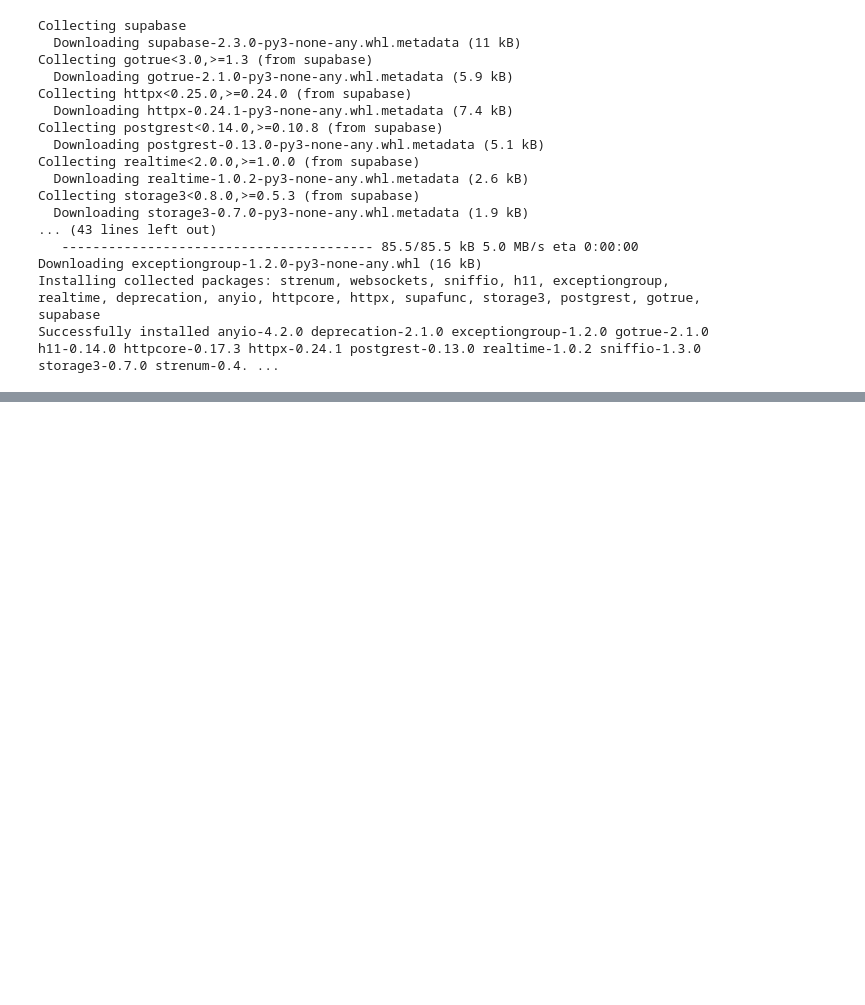
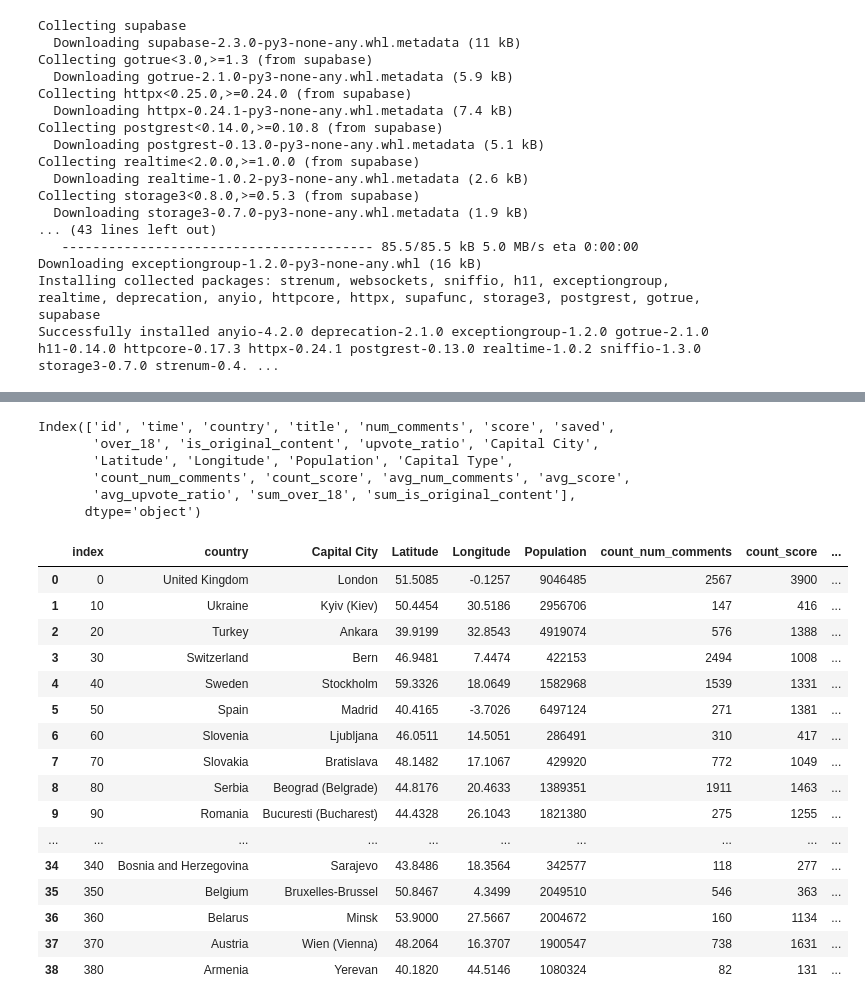
Before and after one commit to tarekatbi/Reddit-European-Analysis, a Jupyter notebook: notebook/extract.ipynb, the cells around one changed output, grey strips where cells are left out. Cells and saved outputs as stored; diff of their text form; code cells hidden in the pictures; blank space fills up the shorter version.

```diff
--- a/notebook/extract.ipynb
+++ b/notebook/extract.ipynb
@@ -311,0 +449,6 @@ False
+# %%
+for col in avg_columns:
+    df_merged[f"avg_{col}"] = df_merged.groupby('country')[col].transform('mean')
+# %%
+for col in bool_columns:
+    df_merged[f"sum_{col}"] = df_merged.groupby('country')[col].transform(lambda x: x.sum())
@@ -311,0 +471,35 @@ False
+# %%
+df_merged.columns
+# %% [output]
+Index(['id', 'time', 'country', 'title', 'num_comments', 'score', 'saved',
+       'over_18', 'is_original_content', 'upvote_ratio', 'Capital City',
+       'Latitude', 'Longitude', 'Population', 'Capital Type',
+       'count_num_comments', 'count_score', 'avg_num_comments', 'avg_score',
+       'avg_upvote_ratio', 'sum_over_18', 'sum_is_original_content'],
+      dtype='object')
+# %%
+usefull_columns = ['country', 'Capital City', 'Latitude', 'Longitude', 'Population',
+                   'count_num_comments', 'count_score', 'sum_over_18', 'sum_is_original_content',
+                   'avg_num_comments', 'avg_score','avg_upvote_ratio']
+# %%
+dfp = df_merged[usefull_columns].drop_duplicates().reset_index()
+# %%
+dfp
+# %% [output]
+|  | index | country | Capital City | Latitude | Longitude | Population | count_num_comments | count_score | ... |
+| 0 | 0 | United Kingdom | London | 51.5085 | -0.1257 | 9046485 | 2567 | 3900 | ... |
+| 1 | 10 | Ukraine | Kyiv (Kiev) | 50.4454 | 30.5186 | 2956706 | 147 | 416 | ... |
+| 2 | 20 | Turkey | Ankara | 39.9199 | 32.8543 | 4919074 | 576 | 1388 | ... |
+| 3 | 30 | Switzerland | Bern | 46.9481 | 7.4474 | 422153 | 2494 | 1008 | ... |
+| 4 | 40 | Sweden | Stockholm | 59.3326 | 18.0649 | 1582968 | 1539 | 1331 | ... |
+| 5 | 50 | Spain | Madrid | 40.4165 | -3.7026 | 6497124 | 271 | 1381 | ... |
+| 6 | 60 | Slovenia | Ljubljana | 46.0511 | 14.5051 | 286491 | 310 | 417 | ... |
+| 7 | 70 | Slovakia | Bratislava | 48.1482 | 17.1067 | 429920 | 772 | 1049 | ... |
+| 8 | 80 | Serbia | Beograd (Belgrade) | 44.8176 | 20.4633 | 1389351 | 1911 | 1463 | ... |
+| 9 | 90 | Romania | Bucuresti (Bucharest) | 44.4328 | 26.1043 | 1821380 | 275 | 1255 | ... |
+| ... | ... | ... | ... | ... | ... | ... | ... | ... | ... |
+| 34 | 340 | Bosnia and Herzegovina | Sarajevo | 43.8486 | 18.3564 | 342577 | 118 | 277 | ... |
+| 35 | 350 | Belgium | Bruxelles-Brussel | 50.8467 | 4.3499 | 2049510 | 546 | 363 | ... |
+| 36 | 360 | Belarus | Minsk | 53.9000 | 27.5667 | 2004672 | 160 | 1134 | ... |
+| 37 | 370 | Austria | Wien (Vienna) | 48.2064 | 16.3707 | 1900547 | 738 | 1631 | ... |
+| 38 | 380 | Armenia | Yerevan | 40.1820 | 44.5146 | 1080324 | 82 | 131 | ... |
```
Also changed, not shown: parts of 33 cells of this notebook, 5 other files.
